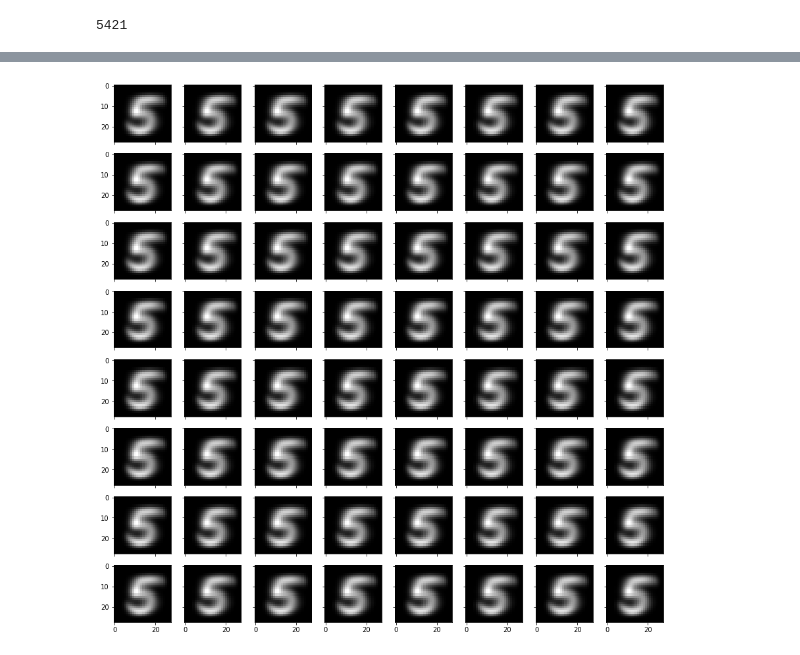
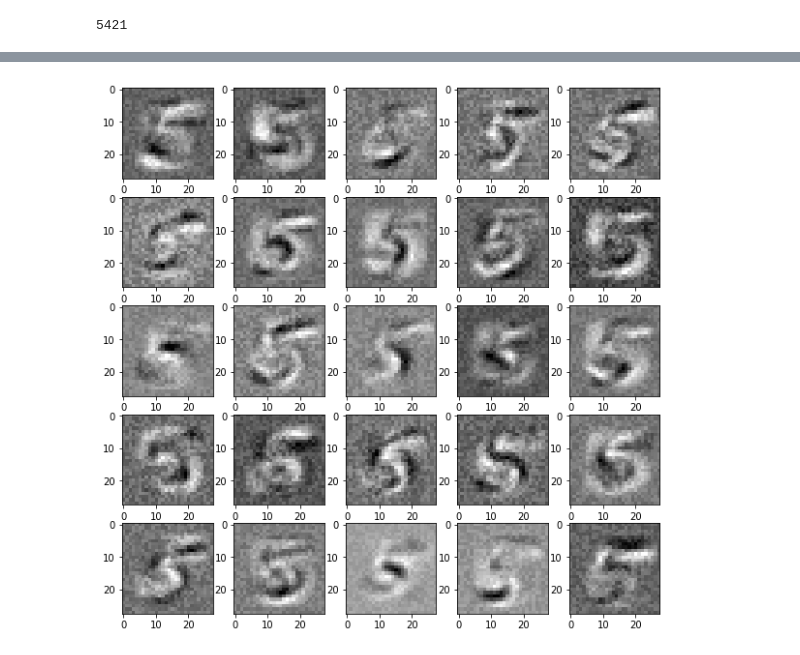
Before and after one commit to mehulrastogi/Deep-Belief-Network-pytorch, a Jupyter notebook: mnist_tutorial_RBM.ipynb, the cells around one changed output, grey strips where cells are left out. Saved outputs shown, nothing was run; the diff lists cells and outputs as text; code cells hidden in the pictures.

```diff
--- a/mnist_tutorial_RBM.ipynb
+++ b/mnist_tutorial_RBM.ipynb
@@ -61,15 +65,0 @@ Epoch Error(epoch:34) : 595634.1875
-# %%
-# This shows the weights for each of the 64 hidden neurons and give an idea how each neuron is activated.
-f , axarr = plt.subplots(8 , 8 , True, True)
-f.set_figheight(15)
-f.set_figwidth(15)
-learned_weights = rbm_mnist.weight.transpose(0,1).numpy()
-for i in range(8):
-    for j in range(8):
-        w = learned_weights[8 * i + j,:].reshape(28,28)
-
-        axarr[i,j].imshow(w , cmap= 'gray')
-
-
-# plt.tight_layout()
-plt.show()
@@ -77,0 +66,8 @@ plt.show()
+# %%
+learned_weights = rbm_mnist.W.transpose(0,1).numpy()
+plt.show()
+fig = plt.figure(3, figsize=(10,10))
+for i in range(25):
+    sub = fig.add_subplot(5, 5, i+1)
+    sub.imshow(learned_weights[i,:].reshape((28,28)), cmap=plt.cm.gray)
+plt.show()
@@ -100,7 +98,7 @@ tensor_y = torch.stack([torch.Tensor(number) for i in range(len(particular_mnist
 mnist_particular_dataset = torch.utils.data.TensorDataset(tensor_x,tensor_y)
 mnist_particular_dataloader = torch.utils.data.DataLoader(mnist_particular_dataset)
 # %%
-epochs = 35
+epochs = 50
 batch_size = 64
-rbm_mnist.train(mnist_particular_dataloader , epochs , batch_size)
+rbm_mnist.train(mnist_particular_dataloader , epochs)
 # %% [output]
@@ -124,19 +122,14 @@ Epoch Error(epoch:34) : 29777119232.0000
 # %%
 # This shows the weights for each of the 64 hidden neurons and give an idea how each neuron is activated.
-f , axarr = plt.subplots(8 , 8 , True, True)
-f.set_figheight(15)
-f.set_figwidth(15)
-learned_weights = rbm_mnist.weight.transpose(0,1).numpy()
-for i in range(8):
-    for j in range(8):
-        w = learned_weights[8 * i + j,:].reshape(28,28)
 
-        axarr[i,j].imshow(w , cmap= 'gray')
-
-
-# plt.tight_layout()
+learned_weights = rbm_mnist.W.transpose(0,1).numpy()
 plt.show()
+fig = plt.figure(3, figsize=(10,10))
+for i in range(25):
+    sub = fig.add_subplot(5, 5, i+1)
+    sub.imshow(learned_weights[i, :].reshape((28,28)), cmap=plt.cm.gray)
+plt.show()
 # %% [output]
-[figure, old version]
+[figure, new version]
 # %%
 #Lets try reconstructing a random number from this model which has learned 5
```
Also changed, not shown: parts of 11 cells of this notebook, 4 other files.
